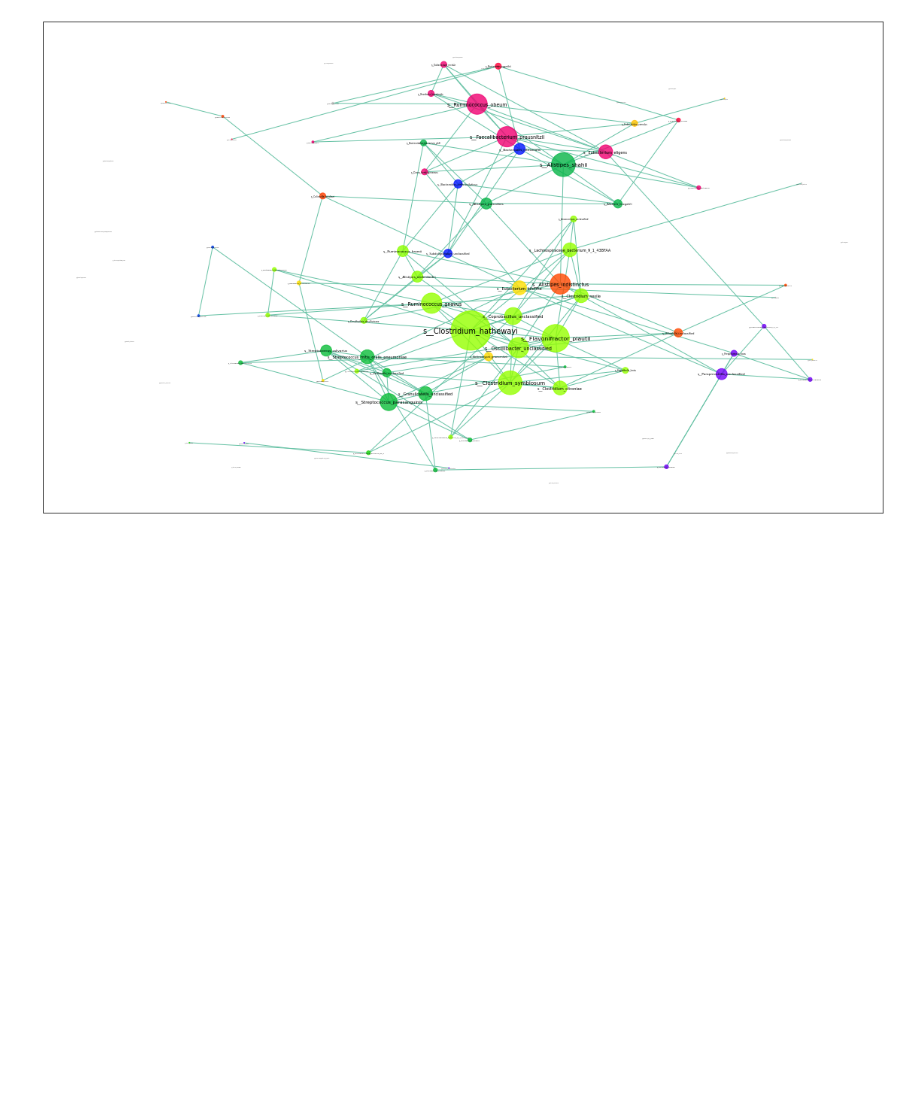
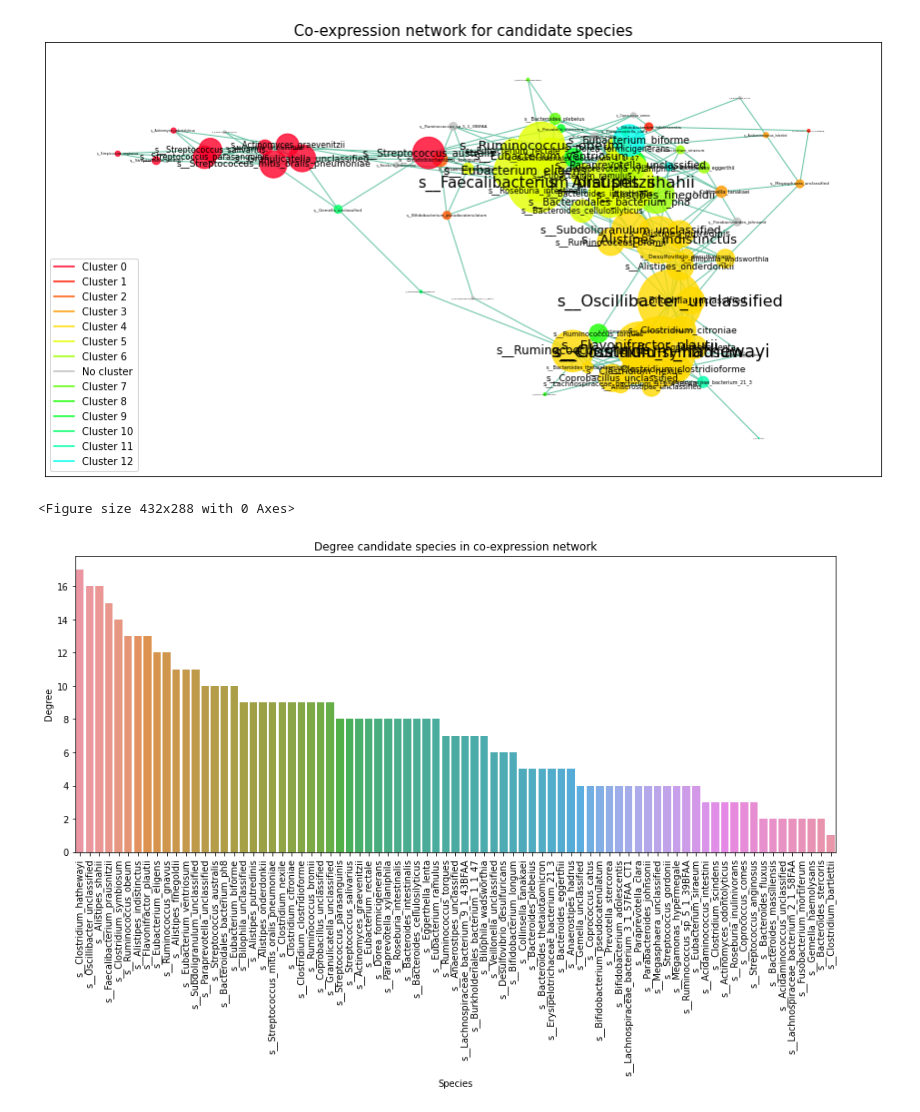
Before and after one commit to brucewu1996/Probiotics_signature, a Jupyter notebook: mci_associated_network.ipynb, the cells around one changed output. Cells and saved outputs as stored; diff of their text form; code cells hidden in the pictures; blank space fills up the shorter version.

Commit message:
co-expression module complete

```diff
--- a/mci_associated_network.ipynb
+++ b/mci_associated_network.ipynb
@@ -125,7 +175,10 @@ def plot_corr_network(G,figsize = (20,12)) :
 # %%
 g = create_corr_network(candidate_df)
-filter_corr_network(g,0.3,pos_only=True)
+filter_corr_network(g,0.25,pos_only=True)
 mcl_clustering(g)
-plot_corr_network(g)
+plot_corr_network(g,'Co-expression network for candidate species',  'co-expression.png',figsize = (15,8))
+degree_barplot(g,'Degree candidate species in co-expression network',  'degree_co_expression.png')
 # %% [output]
-[figure, old version]
+[figure, new version]
+<Figure size 432x288 with 0 Axes>
+[figure, added]
```
Also changed, not shown: parts of 6 cells of this notebook.
